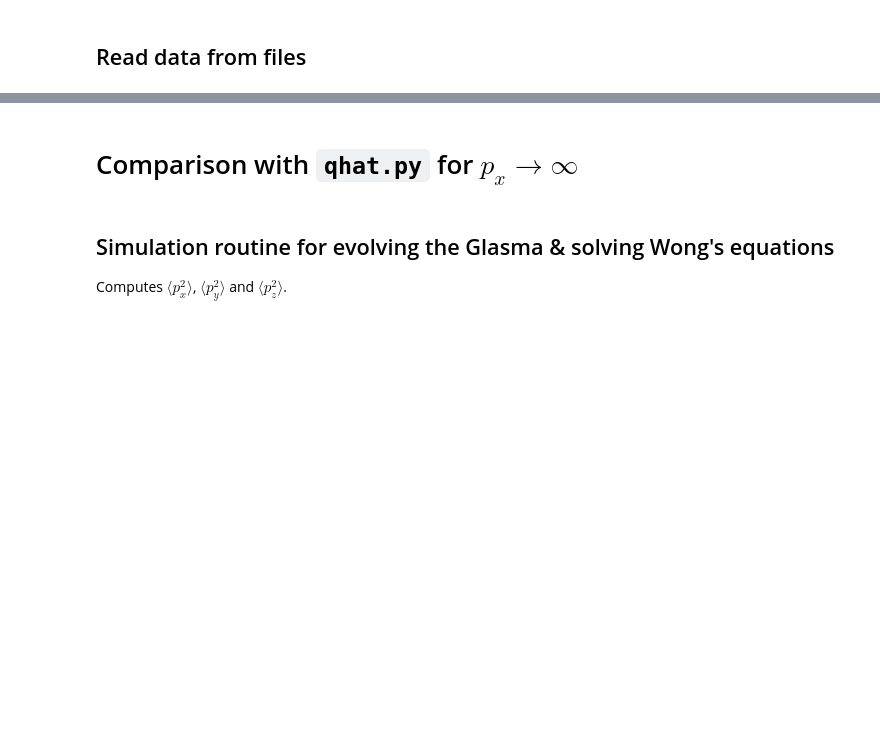
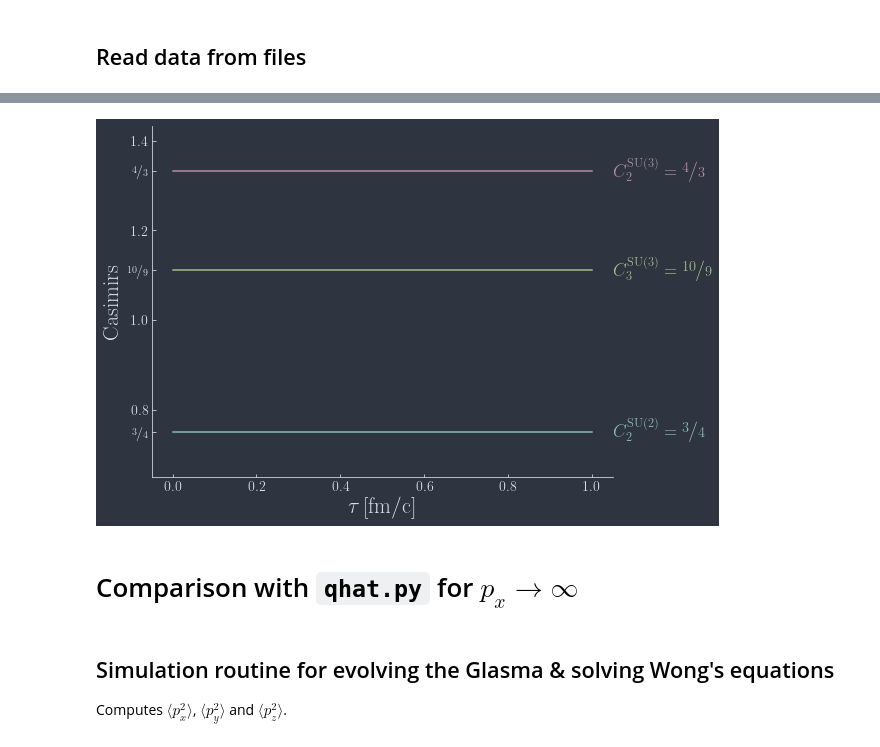
Before and after one commit to avramescudana/curraun, a Jupyter notebook: notebooks/Dana's test notebook for the WongSolver.ipynb, the cells around one changed output, grey strips where cells are left out. Drawn from its saved outputs; the diff is of its cells as text; code cells hidden in the pictures; blank space fills up the shorter version.

```diff
--- a/notebooks/Dana's test notebook for the WongSolver.ipynb
+++ b/notebooks/Dana's test notebook for the WongSolver.ipynb
@@ -283,3 +255,41 @@ plt.tight_layout()
+# %%
+import matplotlib.pyplot as plt
+plt.style.use('nord_theme.mpltstyle')
+plt.rcParams["figure.figsize"] = (9,6)
+import matplotlib
+matplotlib.rcParams['text.latex.preamble'] = [r'\usepackage{xfrac}']
+
+fig, ax = plt.subplots()
+
+plt.ylabel(r'$\mathrm{Casimirs}$')
+plt.xlabel(r'$\tau\,\mathrm{[fm/c]}$')
+
+labels = [r'$\mathrm{Adjoint}$', r'$\mathrm{Fundamental}$']
+colors = ['#8FBCBB', '#B48EAD', '#A3BE8C']
+linestyles = ['--', '-']
+
+tau = results['su2']['tau']
+casimirs_su2 = results['su2']['casimirs']
+plt.plot(tau, casimirs_su2['fundamental'][:, 0], color=colors[0])
+plt.text(1.05, 0.74, r'$C_2^\mathrm{SU(2)}={\huge\sfrac{3}{\,4}}$', fontsize=18, color=colors[0])
+
+casimirs_su3 = results['su3']['casimirs']
+plt.plot(tau, casimirs_su3['fundamental'][:, 0, 0], color=colors[1])
+plt.text(1.05, 1.32, r'$C_2^\mathrm{SU(3)}={\huge\sfrac{4}{\,3}}$', fontsize=18, color=colors[1])
+
+plt.plot(tau, casimirs_su3['fundamental'][:, 0, 1], color=colors[2])
+plt.text(1.05, 1.1, r'$C_3^\mathrm{SU(3)}={\huge\sfrac{10}{\,9}}$', fontsize=18, color=colors[2])
+
+ax.set_ylim(3/4-0.1, 4/3+0.1)
+ticks = [3/4, 0.8, 1.0, 10/9, 1.2, 4/3, 1.4]
+ax.set_yticks(ticks)
+labels = [r'$\Large\sfrac{3}{\,4}$', r'$0.8$', r'$1.0$', r'$\Large\sfrac{10}{\,9}$', r'$1.2$', r'$\Large\sfrac{4}{\,3}$', r'$1.4$']
+ax.set_yticklabels(labels)
+
+plt.tight_layout()
+plt.savefig('casimirs_su2+su3.png', dpi=300, transparent=False)
+# %% [output]
+[figure, added]
 # %% [markdown]
 # Comparison with `qhat.py` for $p_x\rightarrow\infty$
 # %%
```
Also changed, not shown: parts of 13 cells of this notebook, 4 other files.
